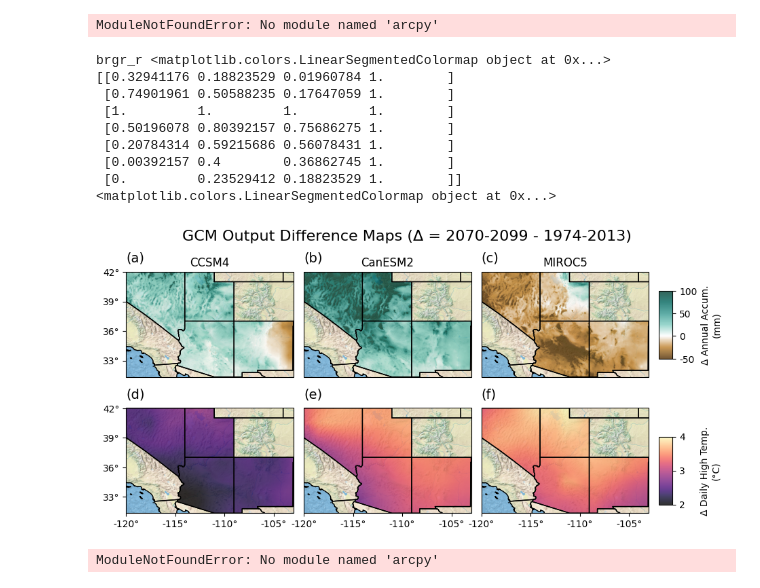
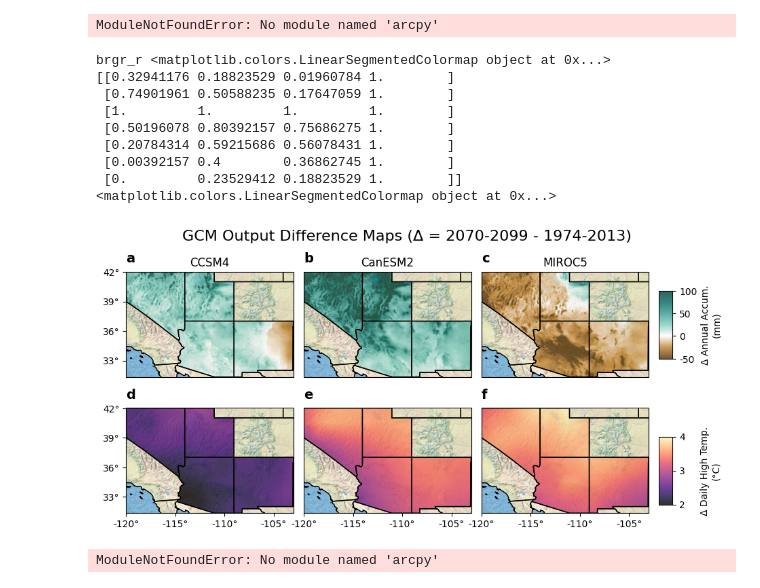
Before and after one commit to afullhart/climatechange, a Jupyter notebook: Figures/FigureMaps.ipynb, the cells around one changed output. Drawn from its saved outputs; the diff is of its cells as text; code cells hidden in the pictures.

```diff
--- a/Figures/FigureMaps.ipynb
+++ b/Figures/FigureMaps.ipynb
@@ -138,7 +138,7 @@ cmap = mpl.colors.LinearSegmentedColormap.from_list('custom_accm', colors)
 print(colors)
 print(cmap)
 
-ax[0,0].text(-120, 43, '(a)', size=14)
+ax[0,0].text(-120, 43, 'a', size=14, fontweight='bold')
 ax[0,0].set_title('CCSM4')
 ax[0,0].set_yticks([33, 36, 39, 42], crs=ccrs.PlateCarree())
 ax[0,0].set_yticklabels(['33°', '36°', '39°', '42°'])
@@ -161,7 +161,7 @@ lon_max = dem.rio.bounds()[2]
 lat_max = dem.rio.bounds()[3]
 dem = dem[0].where(dem[0] > -1e9, np.nan)
 
-ax[0,1].text(-120, 43, '(b)', size=14)
+ax[0,1].text(-120, 43, 'b', size=14, fontweight='bold')
 ax[0,1].set_title('CanESM2')
 ax[0,1].set_extent([-120, -102.991, 31.333, 42.008])
 ax[0,1].add_feature(cartopy.feature.STATES, linewidth=1)
@@ -182,7 +182,7 @@ lon_max = dem.rio.bounds()[2]
 lat_max = dem.rio.bounds()[3]
 dem = dem[0].where(dem[0] > -1e9, np.nan)
 
-ax[0,2].text(-120, 43, '(c)', size=14)
+ax[0,2].text(-120, 43, 'c', size=14, fontweight='bold')
 ax[0,2].set_title('MIROC5')
 ax[0,2].set_extent([-120, -102.991, 31.333, 42.008])
 ax[0,2].add_feature(cartopy.feature.STATES, linewidth=1)
@@ -216,7 +216,7 @@ lon_max = dem.rio.bounds()[2]
 lat_max = dem.rio.bounds()[3]
 dem = dem[0].where(dem[0] > -1e9, np.nan)
 
-ax[1,0].text(-120, 43, '(d)', size=14)
+ax[1,0].text(-120, 43, 'd', size=14, fontweight='bold')
 ax[1,0].set_xticks([-105, -110, -115, -119.99], crs=ccrs.PlateCarree())
 ax[1,0].set_xticklabels(['-105°', '-110°', '-115°', '-120°'])
 ax[1,0].set_yticks([33, 36, 39, 42], crs=ccrs.PlateCarree())
@@ -240,7 +240,7 @@ lon_max = dem.rio.bounds()[2]
 lat_max = dem.rio.bounds()[3]
 dem = dem[0].where(dem[0] > -1e9, np.nan)
 
-ax[1,1].text(-120, 43, '(e)', size=14)
+ax[1,1].text(-120, 43, 'e', size=14, fontweight='bold')
 ax[1,1].set_xticks([-105, -110, -115, -119.99], crs=ccrs.PlateCarree())
 ax[1,1].set_xticklabels(['-105°', '-110°', '-115°', '-120°'])
 ax[1,1].set_extent([-120, -102.991, 31.333, 42.008])
@@ -262,38 +262,38 @@ lon_max = dem.rio.bounds()[2]
 lat_max = dem.rio.bounds()[3]
 dem = dem[0].where(dem[0] > -1e9, np.nan)
 
-ax[1,2].text(-120, 43, '(f)', size=14)
+ax[1,2].text(-120, 43, 'f', size=14, fontweight='bold')
 ax[1,2].set_xticks([-105, -110, -115, -119.99], crs=ccrs.PlateCarree())
 ax[1,2].set_xticklabels(['-105°', '-110°', '-115°', '-120°'])
 ax[1,2].set_extent([-120, -102.991, 31.333, 42.008])
 ax[1,2].add_feature(cartopy.feature.STATES, linewidth=1)
 ax[1,2].imshow(imread(fname), origin='upper', transform=ccrs.PlateCarree(),
           extent=[-180, 180, -90, 90])
 im2 = ax[1, 2].imshow(dem,
            extent=[lon_min, lon_max, lat_min, lat_max],
            origin='upper',
            vmin=2,
            vmax=4,
            alpha=0.80,
            cmap=cmap)
 
 cax = fig.add_axes([1.0, 0.17, 0.025, 0.2]) #[X, Y, WIDTH, HEIGHT]
 cbar = fig.colorbar(im2, cax=cax, orientation='vertical', label='\nΔ Daily High Temp.\n(°C)')
 cbar.set_ticks([2, 3, 4])
 cbar.set_ticklabels(['2', '3', '4'])
 
 fig.savefig(saveFILE, dpi=600, bbox_inches='tight')
 # %% [output]
 brgr_r <matplotlib.colors.LinearSegmentedColormap object at 0x...>
 [[0.32941176 0.18823529 0.01960784 1.        ]
  [0.74901961 0.50588235 0.17647059 1.        ]
  [1.         1.         1.         1.        ]
  [0.50196078 0.80392157 0.75686275 1.        ]
  [0.20784314 0.59215686 0.56078431 1.        ]
  [0.00392157 0.4        0.36862745 1.        ]
  [0.         0.23529412 0.18823529 1.        ]]
 <matplotlib.colors.LinearSegmentedColormap object at 0x...>
-[figure, old version]
+[figure, new version]
 # %%
 #########
 'ArcPy Prep for delta Ndays'
```
Also changed, not shown: parts of 2 cells of this notebook.
